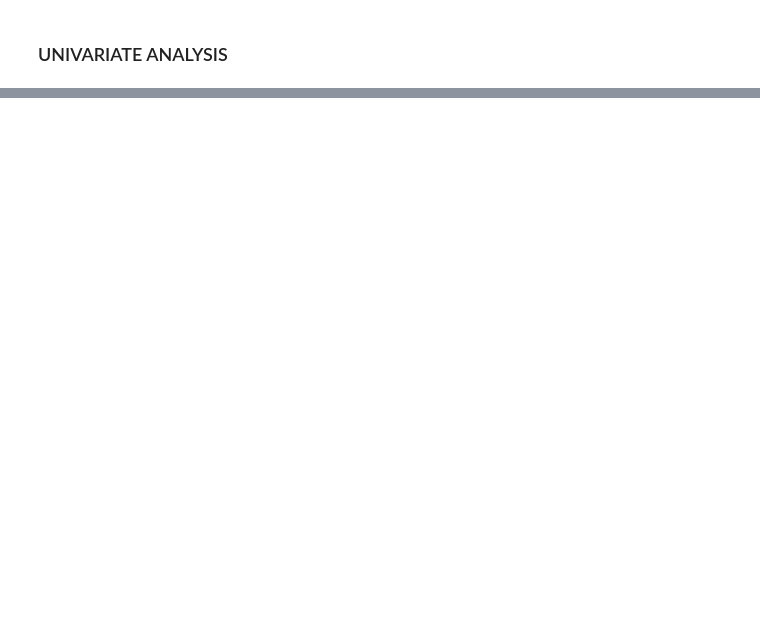
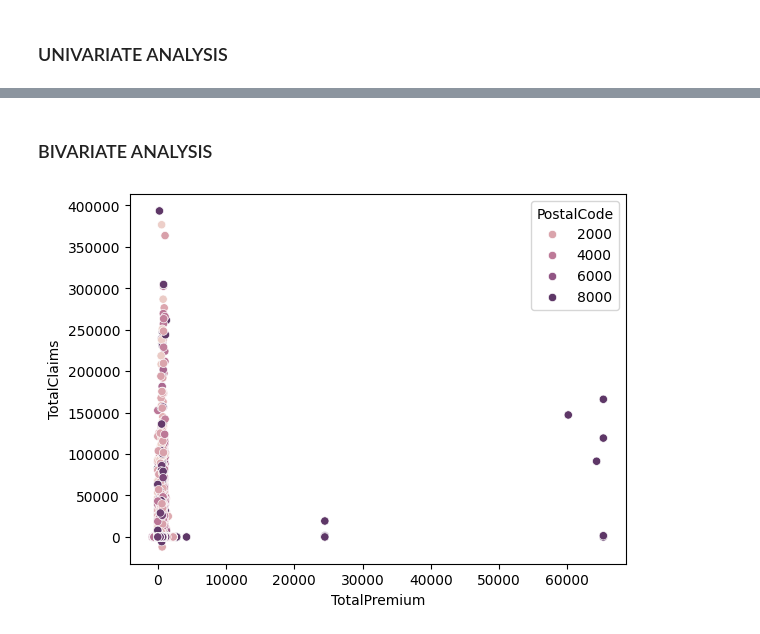
Before and after one commit to rinamoh/Kifiya-AIM-Week_3, a Jupyter notebook: notebooks/EDA.ipynb, the cells around one changed output, grey strips where cells are left out. Cells and saved outputs as stored; diff of their text form; code cells hidden in the pictures; blank space fills up the shorter version.

```diff
--- a/notebooks/EDA.ipynb
+++ b/notebooks/EDA.ipynb
@@ -126,0 +137,8 @@ plt.show()
+# %% [markdown]
+### BIVARIATE ANALYSIS
+# %%
+# Scatter plot to explore relationships
+sns.scatterplot(x='TotalPremium', y='TotalClaims', hue='PostalCode', data=df)
+plt.show()
+# %% [output]
+[figure, added]
```
Also changed, not shown: parts of 16 cells of this notebook.
